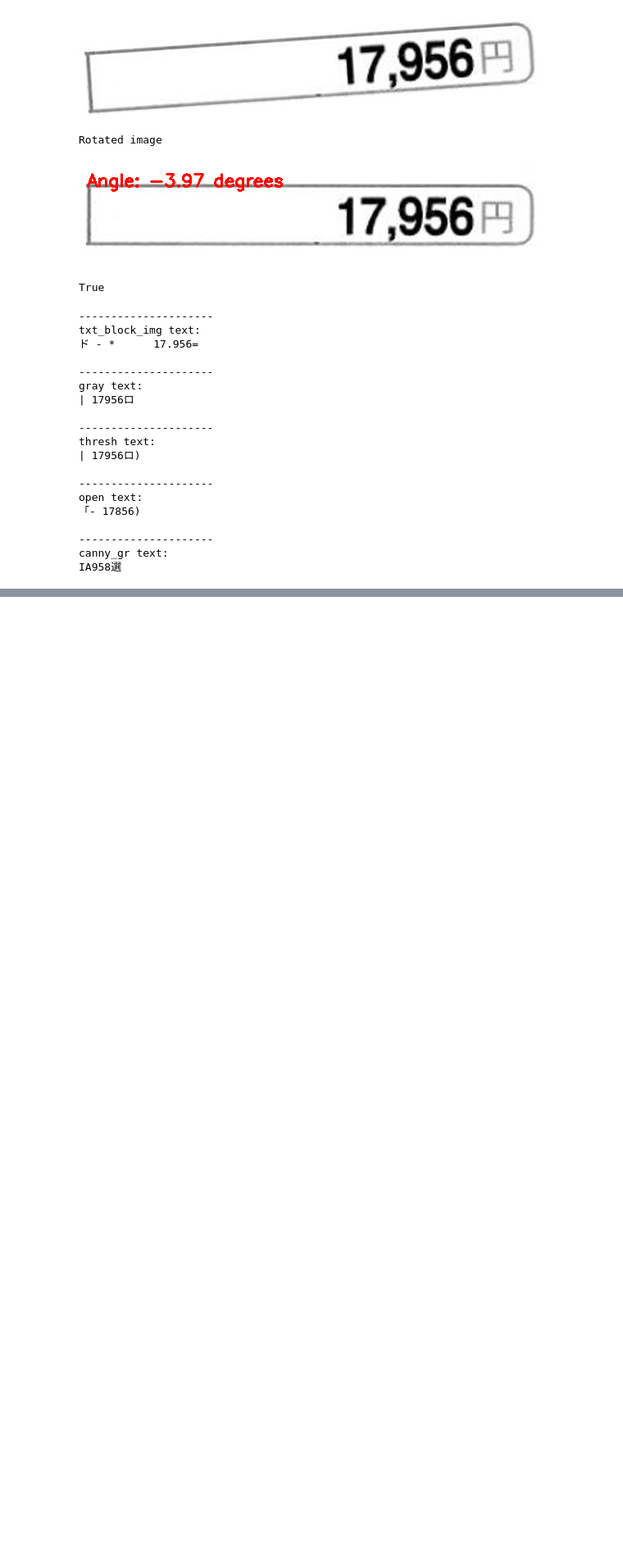
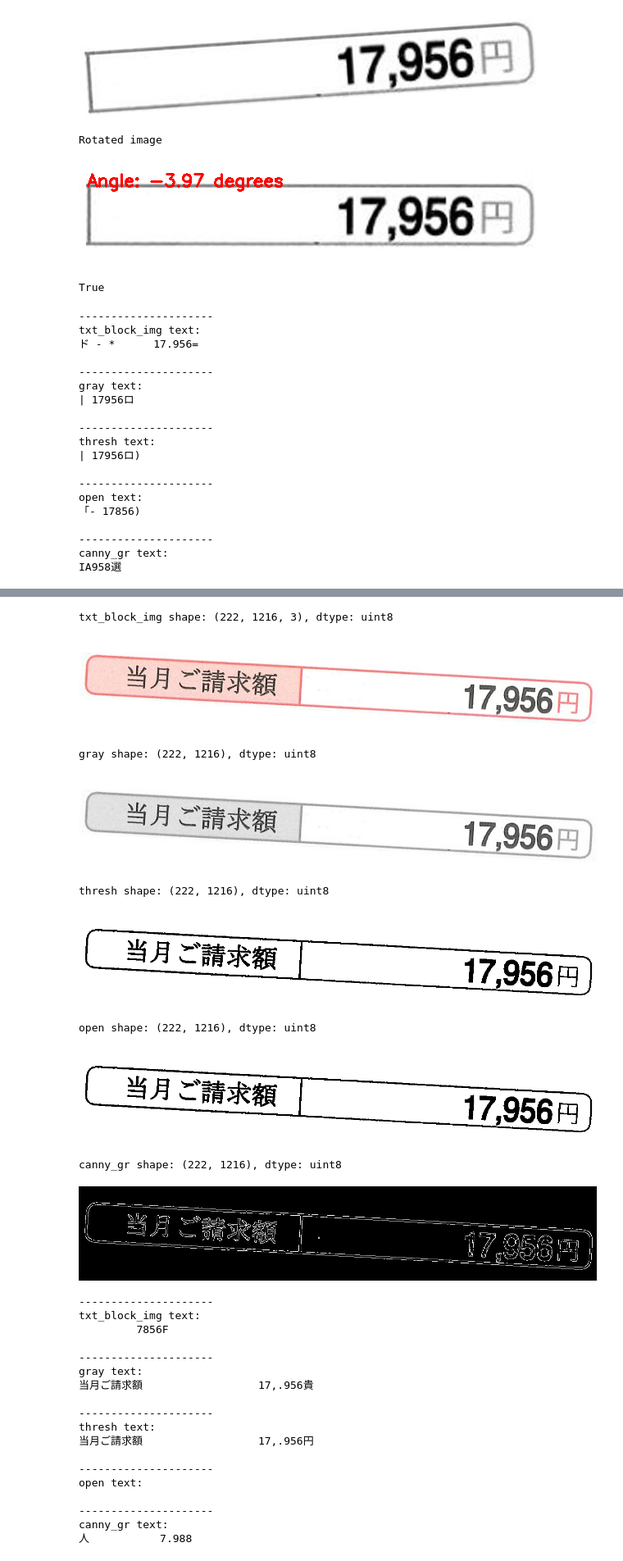
Before and after one commit to anhhaibkhn/ocr-opencv-python-tutorials, a Jupyter notebook: opencv_review/opencv_review2.ipynb, the cells around one changed output, grey strips where cells are left out. Shown at 82% size. Saved outputs shown, nothing was run; the diff lists cells and outputs as text; code cells hidden in the pictures; blank space fills up the shorter version.

```diff
--- a/opencv_review/opencv_review2.ipynb
+++ b/opencv_review/opencv_review2.ipynb
@@ -346,0 +464,34 @@ IA958選
+# %%
+test_img_path = '/content/money_cells_color_rotated.JPG'
+
+pre_imgs = get_all_preprocess_imgs(test_img_path,1)
+compare_text_pytesseract(pre_imgs)
+# %% [output]
+txt_block_img shape: (222, 1216, 3), dtype: uint8
+[figure, added]
+gray shape: (222, 1216), dtype: uint8
+[figure, added]
+thresh shape: (222, 1216), dtype: uint8
+[figure, added]
+open shape: (222, 1216), dtype: uint8
+[figure, added]
+canny_gr shape: (222, 1216), dtype: uint8
+[figure, added]
+---------------------
+txt_block_img text:
+         7856F
+
+---------------------
+gray text:
+当月ご請求額                  17,.956貴
+
+---------------------
+thresh text:
+当月ご請求額                  17,.956円
+
+---------------------
+open text:
+
+---------------------
+canny_gr text:
+人           7.988
```
Also changed, not shown: parts of 11 cells of this notebook.
